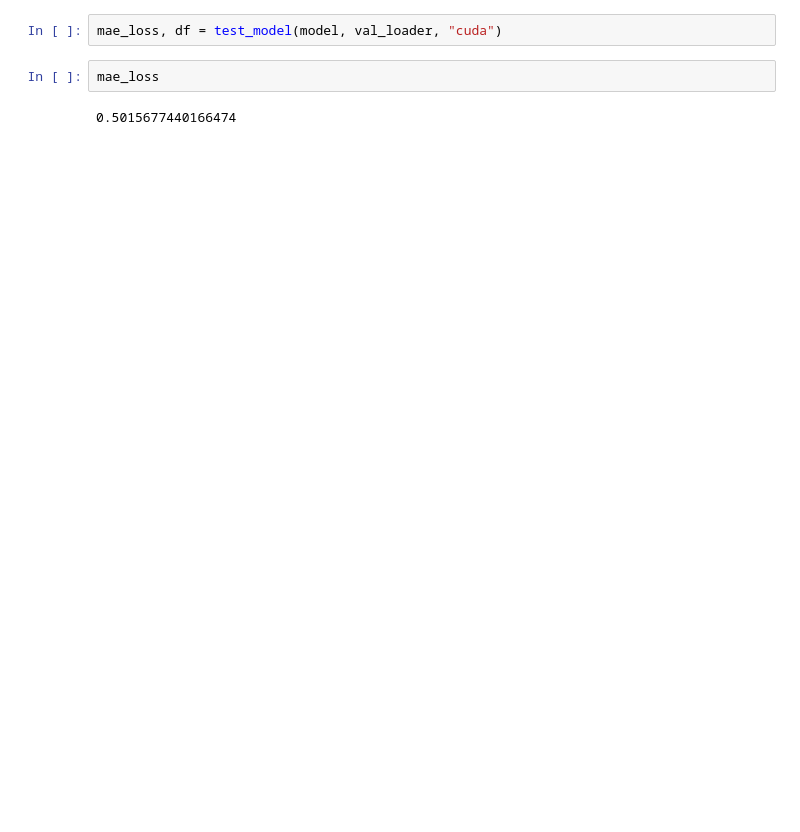
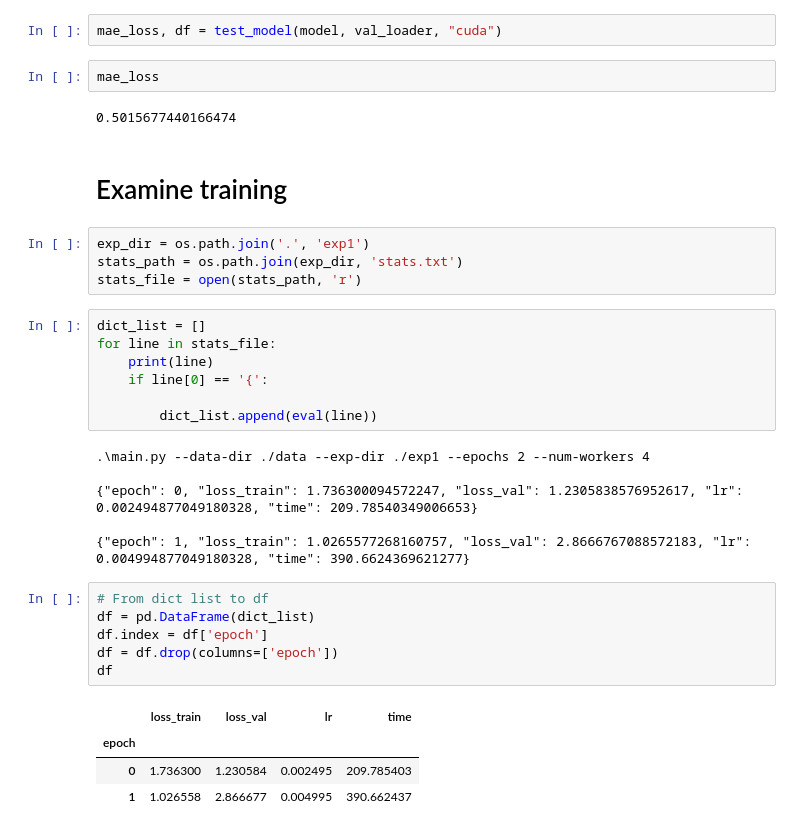
Before and after one commit to Theaublanchard/DLMI, a Jupyter notebook: Challenge/explore.ipynb, the cells around one changed output. Drawn from its saved outputs; the diff is of its cells as text; blank space fills up the shorter version.

```diff
--- a/Challenge/explore.ipynb
+++ b/Challenge/explore.ipynb
@@ -540,3 +566,33 @@ mae_loss, df = test_model(model, val_loader, "cuda")
 mae_loss
 # %% [output]
 0.5015677440166474
+# %% [markdown]
+# Examine training
+# %%
+exp_dir = os.path.join('.', 'exp1')
+stats_path = os.path.join(exp_dir, 'stats.txt')
+stats_file = open(stats_path, 'r')
+# %%
+dict_list = []
+for line in stats_file:
+    print(line)
+    if line[0] == '{':
+
+        dict_list.append(eval(line))
+# %% [output]
+.\main.py --data-dir ./data --exp-dir ./exp1 --epochs 2 --num-workers 4
+
+{"epoch": 0, "loss_train": 1.736300094572247, "loss_val": 1.2305838576952617, "lr": 0.002494877049180328, "time": 209.78540349006653}
+
+{"epoch": 1, "loss_train": 1.0265577268160757, "loss_val": 2.8666767088572183, "lr": 0.004994877049180328, "time": 390.6624369621277}
+# %%
+# From dict list to df
+df = pd.DataFrame(dict_list)
+df.index = df['epoch']
+df = df.drop(columns=['epoch'])
+df
+# %% [output]
+|  | loss_train | loss_val | lr | time |
+| epoch |  |  |  |  |
+| 0 | 1.736300 | 1.230584 | 0.002495 | 209.785403 |
+| 1 | 1.026558 | 2.866677 | 0.004995 | 390.662437 |
```
Also changed, not shown: parts of 12 cells of this notebook, 3 other files.
